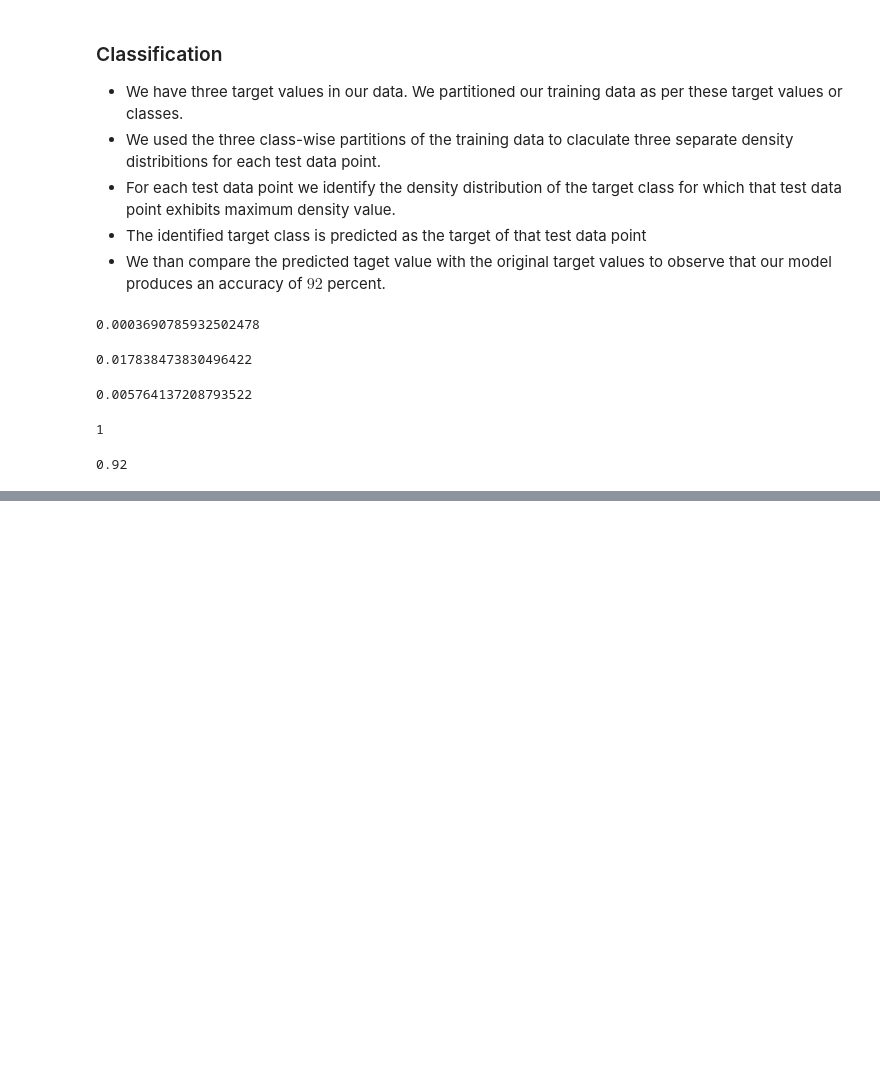
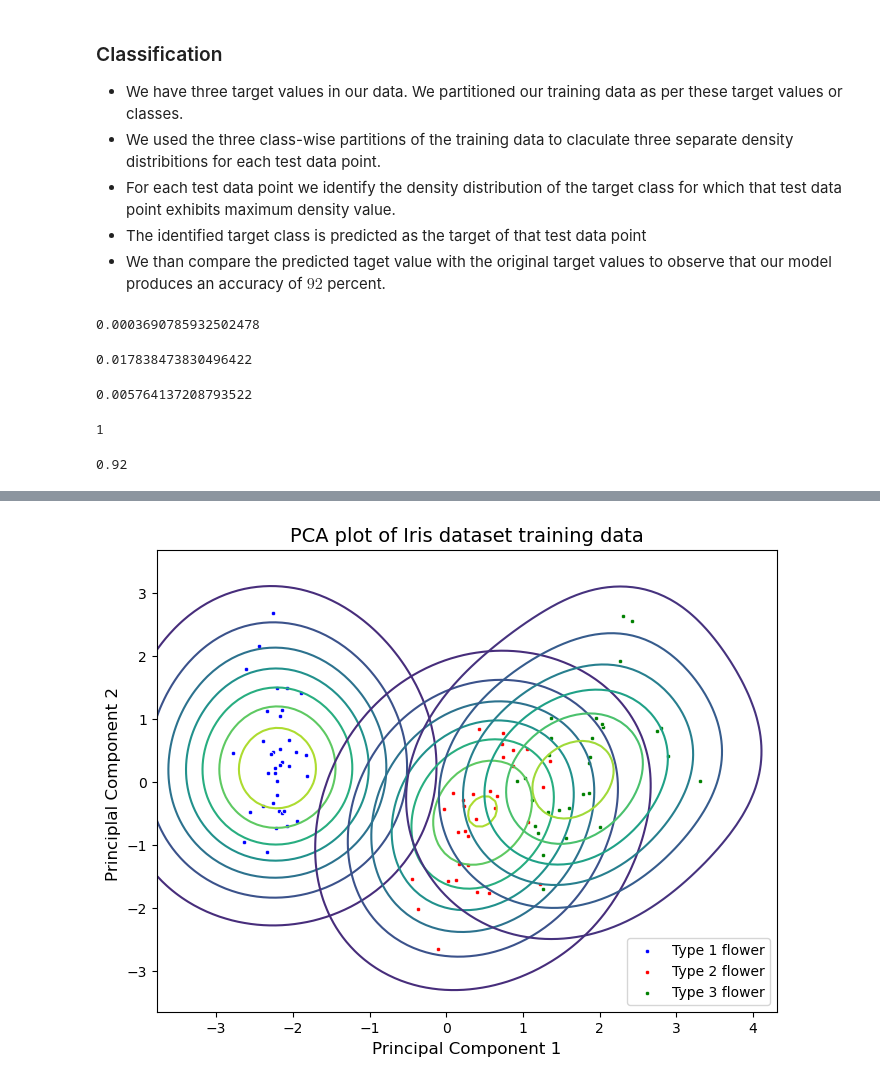
Before and after one commit to Shardakorba/kernel_density_estimation, a Jupyter notebook: KDE_iris_data.ipynb, the cells around one changed output, grey strips where cells are left out. Cells and saved outputs as stored; diff of their text form; code cells hidden in the pictures; blank space fills up the shorter version.

```diff
--- a/KDE_iris_data.ipynb
+++ b/KDE_iris_data.ipynb
@@ -195,0 +394,24 @@ np.sum(np.array(predicted_classes)==target_test)/len(target_test)
+# %%
+class2_data_train_pca=get_class_data_pca(2,data_pca_train,target_train)
+# %%
+class_0_density_list=density_gen_pca(X1_grid, X2_grid, class0_data_train_pca)
+# %%
+class_1_density_list=density_gen_pca(X1_grid, X2_grid, class1_data_train_pca)
+# %%
+class_2_density_list=density_gen_pca(X1_grid, X2_grid, class2_data_train_pca)
+# %%
+plt.figure(figsize=(8,6))
+CS0 = plt.contour(X1_grid, X2_grid, class_0_density_list)
+CS1 = plt.contour(X1_grid, X2_grid, class_1_density_list)
+CS2 = plt.contour(X1_grid, X2_grid, class_2_density_list)
+color_list=["b","r","g"]
+legend_list=["Type 1 flower", "Type 2 flower", "Type 3 flower"]
+for i in range(len(np.unique(target_train))):
+    plt.scatter(data_pca_train[:,0][np.where(target_train==i)],data_pca_train[:,1][np.where(target_train==i)], s=10, c=color_list[i], edgecolors= "white", linewidth=0.5)
+plt.legend(legend_list, fontsize=10, loc='lower right')
+plt.xlabel("Principal Component 1",fontsize=12)
+plt.ylabel("Principlal Component 2 ",fontsize=12)
+plt.title("PCA plot of Iris dataset training data",fontsize=14)
+plt.savefig("iris_pca.png", dpi=600)
+# %% [output]
+[figure, added]
```
Also changed, not shown: parts of 52 cells of this notebook.
